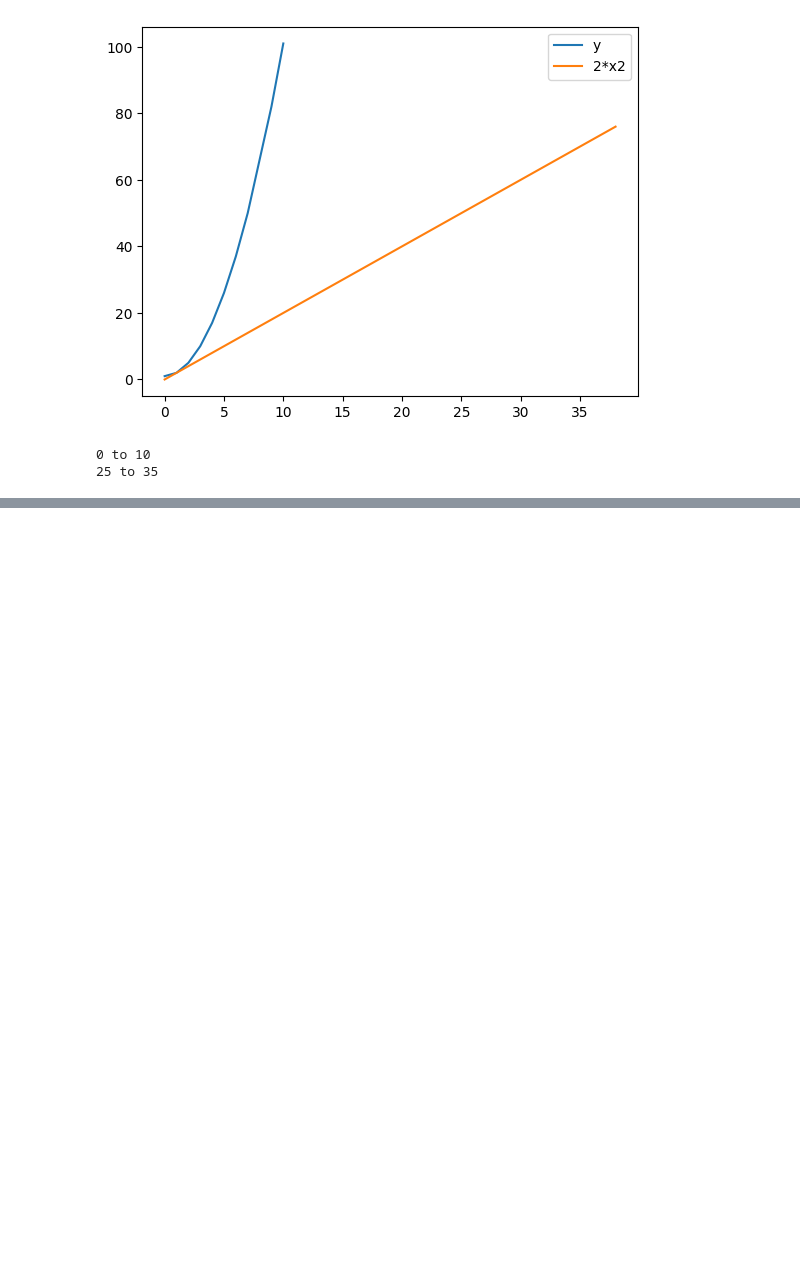
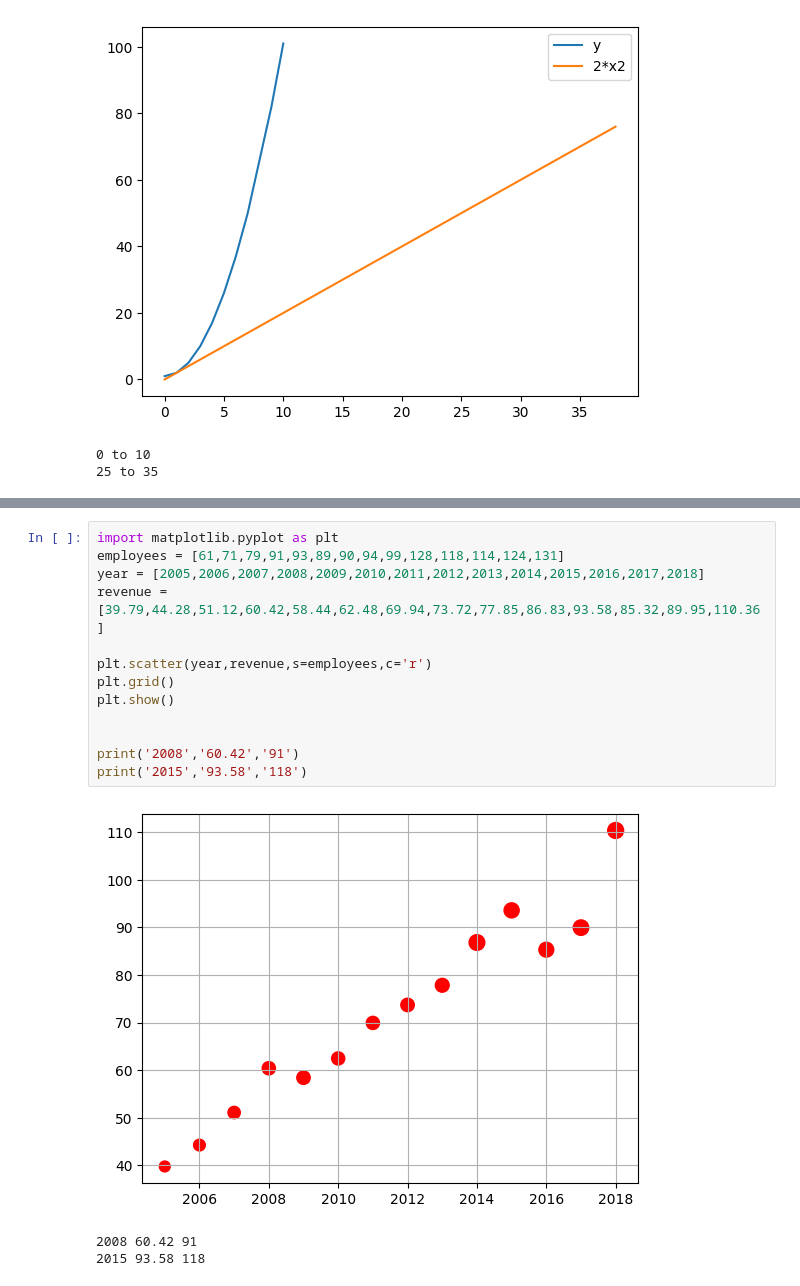
Before and after one commit to kanadsen/CODING-NINJAS-PROJECT, a Jupyter notebook: Plotting Graphs/Plot_assignments.ipynb, the cells around one changed output, grey strips where cells are left out. Cells and saved outputs as stored; diff of their text form; blank space fills up the shorter version.

```diff
--- a/Plotting Graphs/Plot_assignments.ipynb
+++ b/Plotting Graphs/Plot_assignments.ipynb
@@ -71,0 +80,17 @@ print('25 to 35')
+# %%
+import matplotlib.pyplot as plt
+employees = [61,71,79,91,93,89,90,94,99,128,118,114,124,131]
+year = [2005,2006,2007,2008,2009,2010,2011,2012,2013,2014,2015,2016,2017,2018]
+revenue = [39.79,44.28,51.12,60.42,58.44,62.48,69.94,73.72,77.85,86.83,93.58,85.32,89.95,110.36]
+
+plt.scatter(year,revenue,s=employees,c='r')
+plt.grid()
+plt.show()
+
+
+print('2008','60.42','91')
+print('2015','93.58','118')
+# %% [output]
+[figure, added]
+2008 60.42 91
+2015 93.58 118
```
Also changed, not shown: parts of 1 cell of this notebook, 2 other files.
